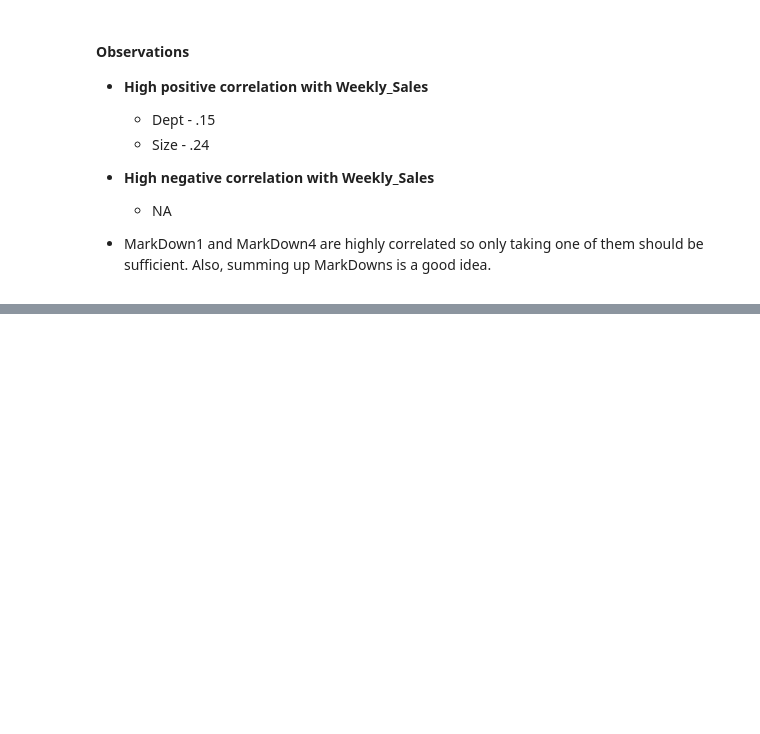
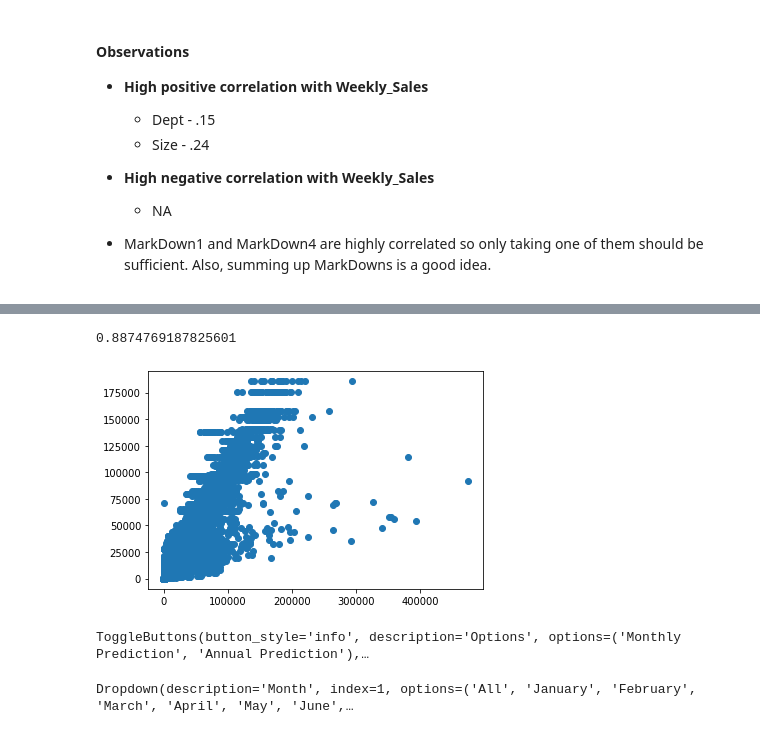
Before and after one commit to bistaastha/sales-forecasting, a Jupyter notebook: analysis.ipynb, the cells around one changed output, grey strips where cells are left out. Cells and saved outputs as stored; diff of their text form; code cells hidden in the pictures; blank space fills up the shorter version.

```diff
--- a/analysis.ipynb
+++ b/analysis.ipynb
@@ -246,0 +363,3 @@ X_test = sc_X.transform(X_test)
+# %%
+X_train, X_test, Y_train, Y_test = sc.split_data(X, Y)
+print(type(Y))
@@ -246,0 +368,3 @@ X_test = sc_X.transform(X_test)
+# %%
+lin_model = LinearRegression()
+lin_model.fit(X_train, Y_train)
@@ -269,0 +404,52 @@ NotFittedError: This LinearRegression instance is not fitted yet. Call 'fit' wit
+# %%
+X_train, X_test = sc.standard(X_train, X_test)
+y_pred = knn_i.prediction(X_train,Y_train, X_test, Y_test)
+# %% [output]
+0.8874769187825601
+# %%
+plt.scatter(Y_test, y_pred)
+plt.show()
+# %% [output]
+[figure, added]
+# %%
+
+months = ['All','January', 'February', 'March', 'April', 'May', 'June', 'July', 'August', 'September', 'October', 'November', 'December']
+
+"""
+month_dict = {
+    "January": 1,
+    "February": 2,
+    "March": 3,
+    "April": 4,
+    "May": 5,
+    "June": 6,
+    "July": 7,
+    "August": 8,
+    "September": 9,
+    "October": 10,
+    "November": 11,
+    "December": 12
+}
+"""
+
+toggle_buttons = widgets.ToggleButtons(
+    options=['Monthly Prediction', 'Annual Prediction'],
+    value='Monthly Prediction',
+    description='Options',
+    disabled=False,
+    button_style='info',
+    tooltips=['Predict monthwise sales', 'Predict sales on Annual basis']
+)
+
+toggle_buttons
+# %% [output]
+ToggleButtons(button_style='info', description='Options', options=('Monthly Prediction', 'Annual Prediction'),…
+# %%
+
+month_select = widgets.Dropdown(options = months, value = 'January', description = 'Month', disabled = False)
+if toggle_buttons.value == 'Annual Prediction':
+    month_select.disabled = True
+    month_select.value = 'All'
+month_select
+# %% [output]
+Dropdown(description='Month', index=1, options=('All', 'January', 'February', 'March', 'April', 'May', 'June',…
```
Also changed, not shown: parts of 41 cells of this notebook.
